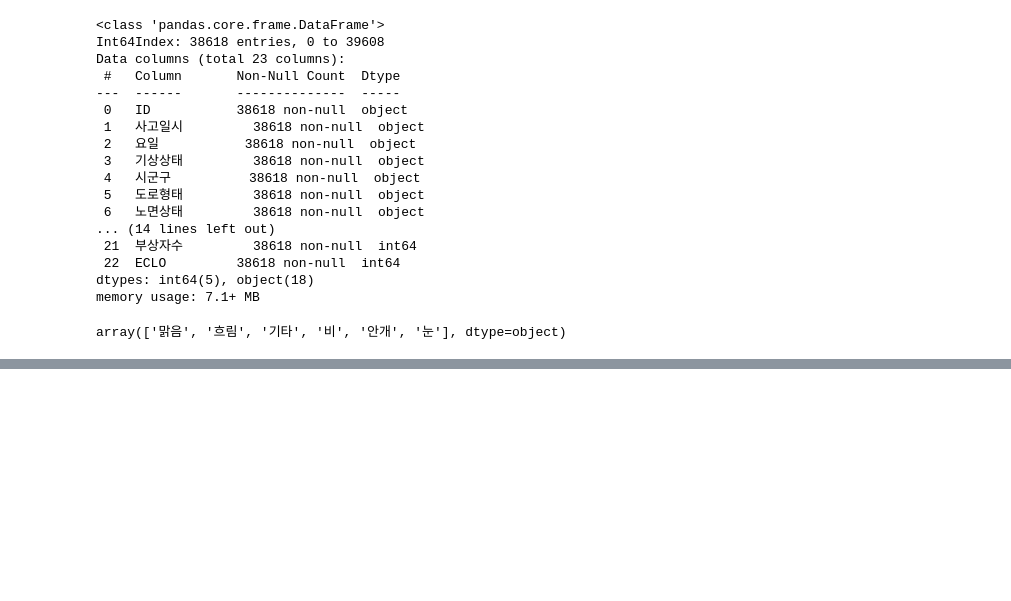
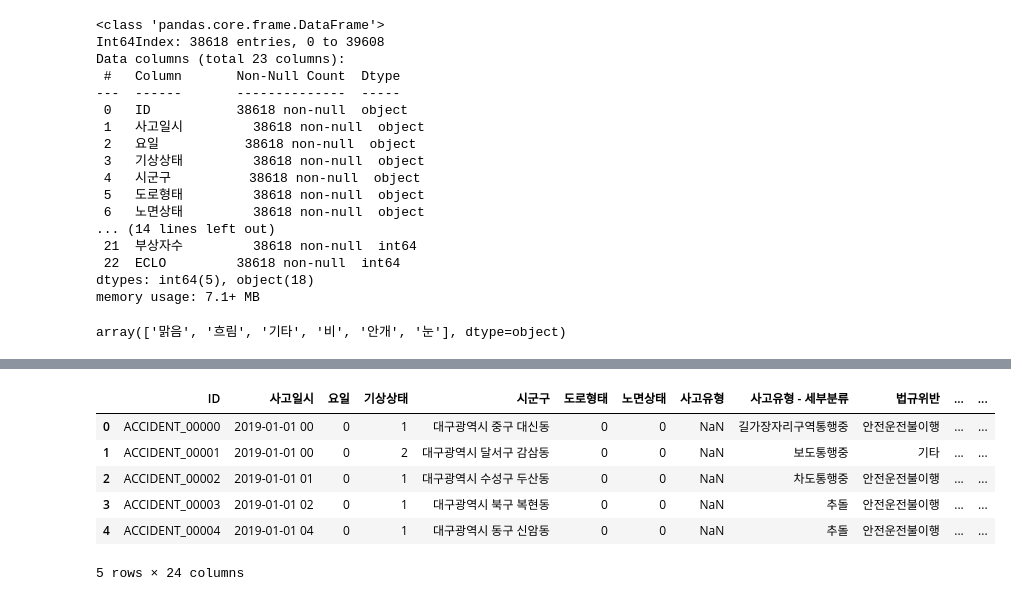
Before and after one commit to Kim-Yeon-Jun/Dacon, a Jupyter notebook: Daegu_accident/cheeze.ipynb, the cells around one changed output, grey strips where cells are left out. Saved outputs shown, nothing was run; the diff lists cells and outputs as text; code cells hidden in the pictures; blank space fills up the shorter version.

```diff
--- a/Daegu_accident/cheeze.ipynb
+++ b/Daegu_accident/cheeze.ipynb
@@ -267,0 +253,10 @@ array(['단일로 - 기타', '교차로 - 교차로안', '기타 - 기타', '단
+# %%
+dtrain.head()
+# %% [output]
+|  | ID | 사고일시 | 요일 | 기상상태 | 시군구 | 도로형태 | 노면상태 | 사고유형 | 사고유형 - 세부분류 | 법규위반 | ... | ... |
+| 0 | ACCIDENT_00000 | 2019-01-01 00 | 0 | 1 | 대구광역시 중구 대신동 | 0 | 0 | NaN | 길가장자리구역통행중 | 안전운전불이행 | ... | ... |
+| 1 | ACCIDENT_00001 | 2019-01-01 00 | 0 | 2 | 대구광역시 달서구 감삼동 | 0 | 0 | NaN | 보도통행중 | 기타 | ... | ... |
+| 2 | ACCIDENT_00002 | 2019-01-01 01 | 0 | 1 | 대구광역시 수성구 두산동 | 0 | 0 | NaN | 차도통행중 | 안전운전불이행 | ... | ... |
+| 3 | ACCIDENT_00003 | 2019-01-01 02 | 0 | 1 | 대구광역시 북구 복현동 | 0 | 0 | NaN | 추돌 | 안전운전불이행 | ... | ... |
+| 4 | ACCIDENT_00004 | 2019-01-01 04 | 0 | 1 | 대구광역시 동구 신암동 | 0 | 0 | NaN | 추돌 | 안전운전불이행 | ... | ... |
+5 rows × 24 columns
```
Also changed, not shown: parts of 40 cells of this notebook.
